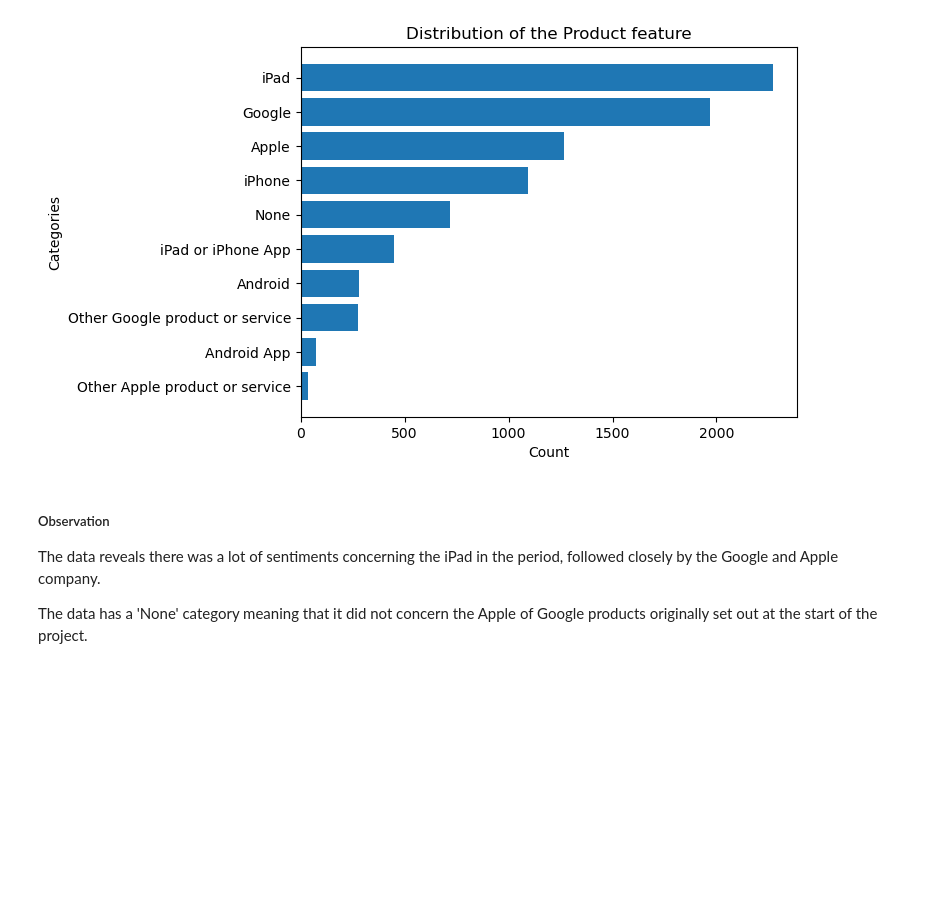
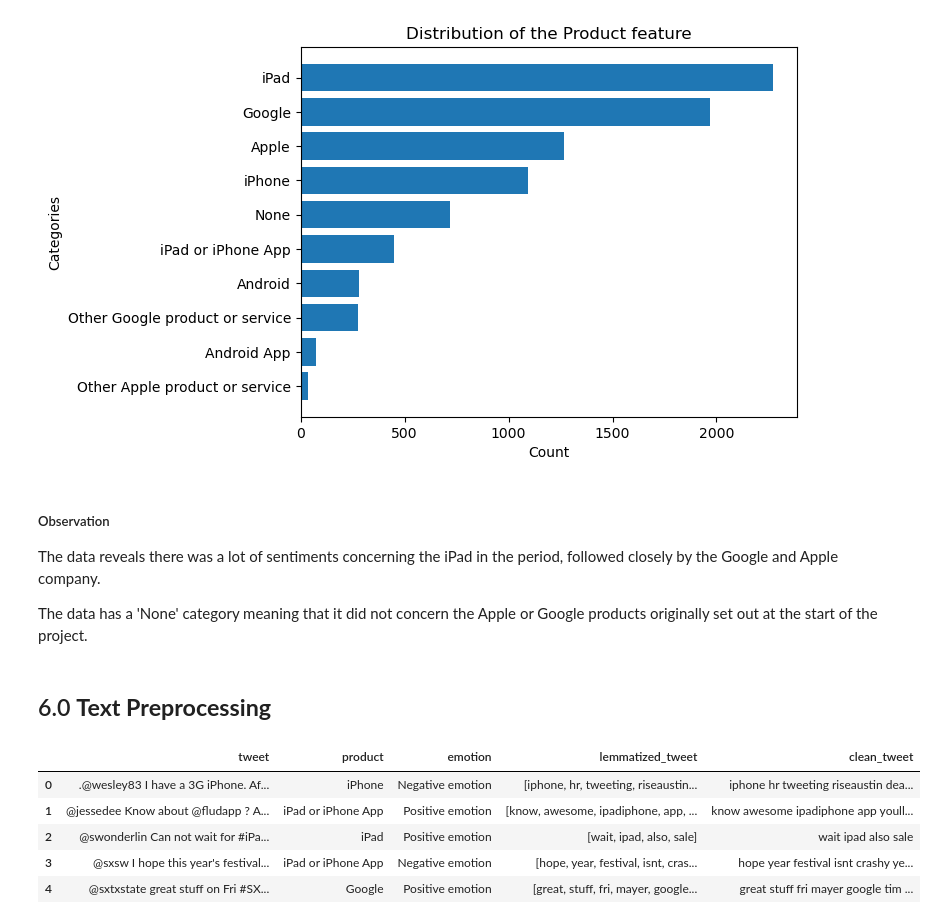
Before and after one commit to ggeorgekkariuki/SentimentFlow_NLP, a Jupyter notebook: sentimentflow.ipynb, the cells around one changed output. Saved outputs shown, nothing was run; the diff lists cells and outputs as text; code cells hidden in the pictures; blank space fills up the shorter version.

```diff
--- a/sentimentflow.ipynb
+++ b/sentimentflow.ipynb
@@ -436,4 +428,75 @@ plot_bar('product', plot='barh')
 ##### Observation
 The data reveals there was a lot of sentiments concerning the iPad in the period, followed closely by the Google and Apple company.
 
-The data has a 'None' category meaning that it did not concern the Apple of Google products originally set out at the start of the project.
+The data has a 'None' category meaning that it did not concern the Apple or Google products originally set out at the start of the project.
+# %% [markdown]
+## 6.0 **Text Preprocessing**
+# %%
+import re
+import string
+import nltk
+from nltk.corpus import stopwords
+from nltk.stem import WordNetLemmatizer
+
+# Download required NLTK data
+# nltk.download('stopwords')
+# nltk.download('wordnet')
+# nltk.download('averaged_perceptron_tagger')
+
+# Initialize stopwords and lemmatizer
+stop_words = set(stopwords.words('english') + ['sxsw', 'sxswi', 'link', 'rt'])
+lemmatizer = WordNetLemmatizer()
+
+def lemmatize_tweet(text):
+    # Remove URLs
+    text = re.sub(r'http\S+', '', text)
+    # Remove mentions
+    text = re.sub(r'@\w+', '', text)
+    # Remove hashtags (keep the text after the #)
+    text = re.sub(r'#', '', text)
+    # Remove special characters like "&quot;"
+    text = re.sub(r'&\w+;', '', text)
+    # Remove punctuation
+    text = "".join([char for char in text if char not in string.punctuation])
+    # Tokenize text
+    tokens = re.split('\W+', text.lower())
+    # Remove stopwords and lemmatize the tokens
+    tokens = [lemmatizer.lemmatize(word) for word in tokens if word not in stop_words]
+    # Remove extra white spaces
+    tokens = [word.strip() for word in tokens if word.strip() != '']
+    # Remove numbers
+    tokens = [word for word in tokens if not word.isdigit()]
+    # Tag parts of speech
+    pos_tags = nltk.pos_tag(tokens)
+    # Filter tokens to retain only nouns, adjectives, verbs, and adverbs
+    important_pos = {'NN', 'NNS', 'NNP', 'NNPS', 'JJ', 'JJR', 'JJS', 'VB', 'VBD', 'VBG', 'VBN', 'VBP', 'VBZ', 'RB', 'RBR', 'RBS'}
+    tokens = [word for word, tag in pos_tags if tag in important_pos]
+    return tokens
+
+# Apply the clean_text function to the 'tweet' column
+df['lemmatized_tweet'] = df['tweet'].apply(lambda x: lemmatize_tweet(x))
+
+def join_text(tokens):
+    """
+    This function takes a list of tokens (words) and returns them as a single string.
+    Each token is separated by a space.
+
+    Parameters:
+    tokens (list of str): A list of tokens to be joined.
+
+    Returns:
+    str: The tokens joined into a single string separated by spaces.
+    """
+    return " ".join(tokens)
+
+df['clean_tweet'] = df['lemmatized_tweet'].apply(lambda x: join_text(x))
+
+# Print the cleaned tweets
+df.head()
+# %% [output]
+|  | tweet | product | emotion | lemmatized_tweet | clean_tweet |
+| 0 | .@wesley83 I have a 3G iPhone. Af... | iPhone | Negative emotion | [iphone, hr, tweeting, riseaustin... | iphone hr tweeting riseaustin dea... |
+| 1 | @jessedee Know about @fludapp ? A... | iPad or iPhone App | Positive emotion | [know, awesome, ipadiphone, app, ... | know awesome ipadiphone app youll... |
+| 2 | @swonderlin Can not wait for #iPa... | iPad | Positive emotion | [wait, ipad, also, sale] | wait ipad also sale |
+| 3 | @sxsw I hope this year's festival... | iPad or iPhone App | Negative emotion | [hope, year, festival, isnt, cras... | hope year festival isnt crashy ye... |
+| 4 | @sxtxstate great stuff on Fri #SX... | Google | Positive emotion | [great, stuff, fri, mayer, google... | great stuff fri mayer google tim ... |
```
Also changed, not shown: parts of 16 cells of this notebook.
